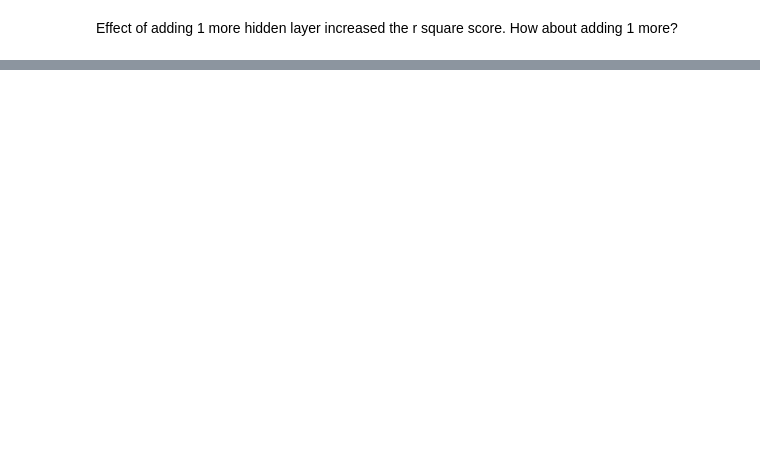
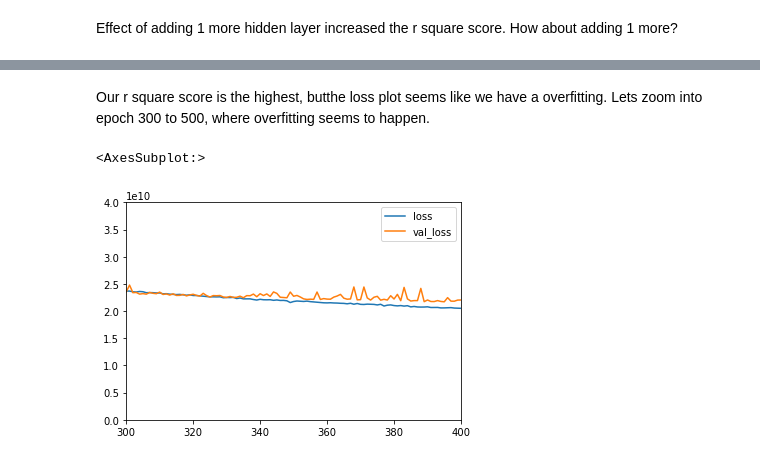
Before and after one commit to hps1795/Keras_LinReg_Real_Estate, a Jupyter notebook: keras practice.ipynb, the cells around one changed output, grey strips where cells are left out. Cells and saved outputs as stored; diff of their text form; code cells hidden in the pictures; blank space fills up the shorter version.

```diff
--- a/keras practice.ipynb
+++ b/keras practice.ipynb
@@ -708,0 +769,7 @@ Adding 1 more layer still increased the r squared but not as much as previous.
+# %% [markdown]
+Our r square score is the highest, butthe loss plot seems like we have a overfitting. Lets zoom into epoch 300 to 500, where overfitting seems to happen.
+# %%
+loss.plot(xlim=(300,400),ylim=(0, 0.4e11))
+# %% [output]
+<AxesSubplot:>
+[figure, added]
```
Also changed, not shown: parts of 46 cells of this notebook.
